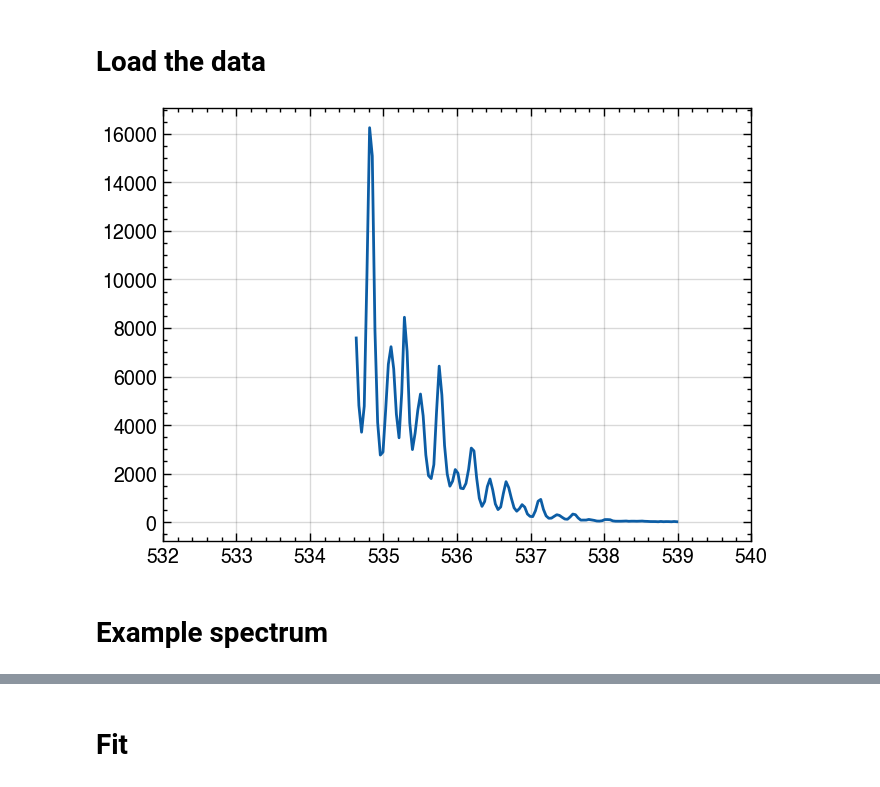
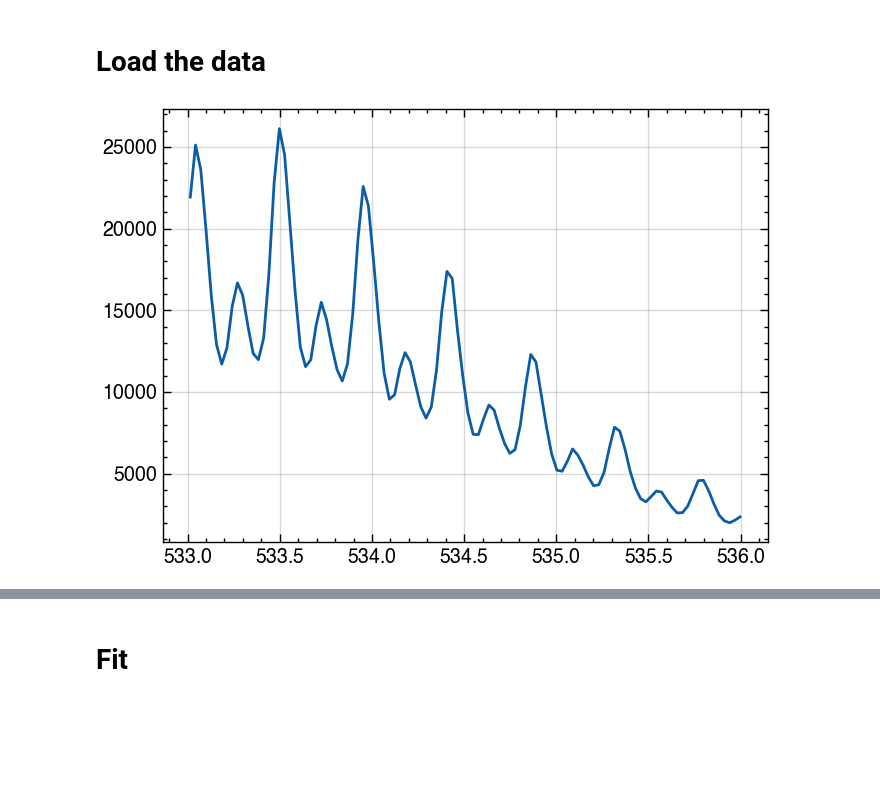
Before and after one commit to Brightsite-Plasmalab/ramlab, a Jupyter notebook: demo/fit_spectra/fit_spectrum_air.ipynb, the cells around one changed output, grey strips where cells are left out. Saved outputs shown, nothing was run; the diff lists cells and outputs as text; code cells hidden in the pictures; blank space fills up the shorter version.

```diff
--- a/demo/fit_spectra/fit_spectrum_air.ipynb
+++ b/demo/fit_spectra/fit_spectrum_air.ipynb
@@ -1,28 +60,30 @@
 # %% [markdown]
 # Load the data
 # %%
-import pickle
-import sif_parser
 import numpy as np
 import matplotlib.pyplot as plt
 from toddler.data.spectrum import Spectrum
 import wedme
 from pathlib import Path
 import os
+from labctl.experiments import SimpleLaserExperiment
 
 wedme.dev()
 
 f_base = Path(os.path.abspath(""))
+# s_sig = Spectrum.from_sif(f_base / "spectrum_air_roomtemp_sig.sif").median(axis=2).squeeze()
+# s_bg = Spectrum.from_sif(f_base / "spectrum_air_roomtemp_bg.sif").median(axis=2).squeeze()
 
-s_sig = Spectrum.from_sif(f_base / "spectrum_air_roomtemp_sig.sif").median(axis=2).squeeze()
-s_bg = Spectrum.from_sif(f_base / "spectrum_air_roomtemp_bg.sif").median(axis=2).squeeze()
-s = (s_sig - s_bg).slice(534.6e-9, 539e-9)
 
+f_base = f_base / "N2"
+f_comb = f_base / "N2_300mbar_20um_roomtemp_rot.sif"
+# f_comb = f_base / "02_607nm_N2 gas_10slm_300mbar_20um_1s.sif"
+_, _, s = SimpleLaserExperiment.postprocess(f_comb, f_base / "idx.pkl")
+
+s = s.slice(533e-9, 536e-9)
 plt.figure()
 plt.plot(s.lambdanm, s.sdata, label="Spectrum")
-plt.xlim(532, 540)
+# plt.xlim(532, 540)
 plt.show()
 # %% [output]
-[figure, old version]
+[figure, new version]
-# %% [markdown]
-# Example spectrum
```
Also changed, not shown: parts of 9 cells of this notebook, 54 other files.
